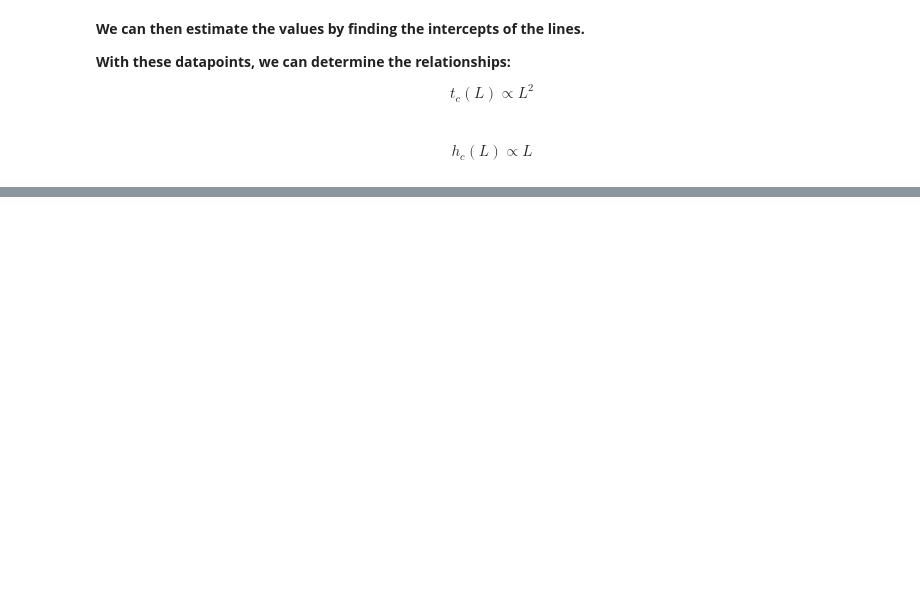
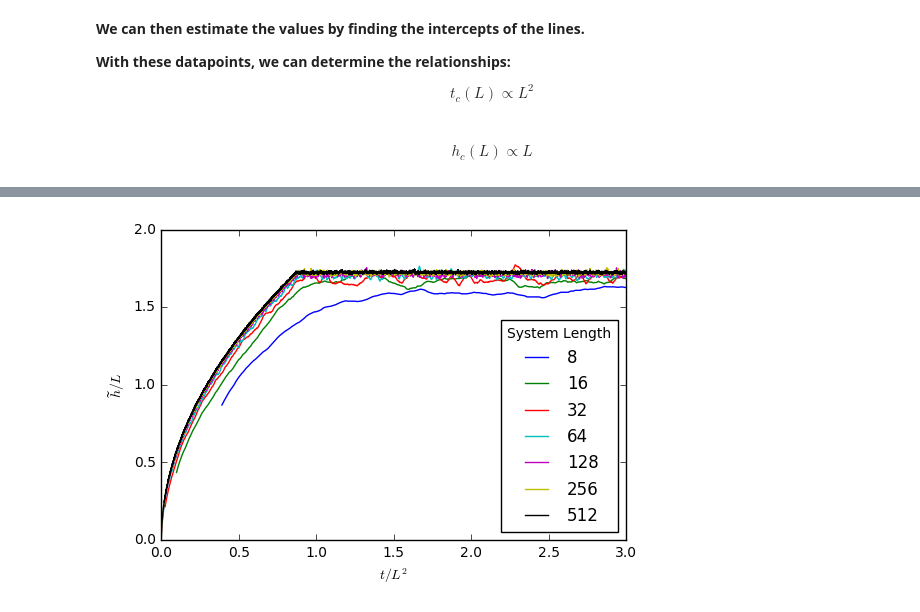
Before and after one commit to zackeymon/Oslo-Model, a Jupyter notebook: Oslo Model.ipynb, the cells around one changed output, grey strips where cells are left out. Cells and saved outputs as stored; diff of their text form; code cells hidden in the pictures; blank space fills up the shorter version.

```diff
--- a/Oslo Model.ipynb
+++ b/Oslo Model.ipynb
@@ -198,0 +224,13 @@ $$h_c(L) \propto L$$
+# %%
+for length, pile_dict in data_dict.items():
+    smooth_collapsed_heights = analysis.np_moving_average(pile_dict['heights'], temporal_window) / length
+    collapsed_time = np.arange(start_time, len(smooth_collapsed_heights) + start_time) / length**2
+    plt.plot(collapsed_time, smooth_collapsed_heights, label=length)
+
+plt.xlim(0, 3)
+plt.xlabel("$t/L^2$")
+plt.ylabel("$\widetilde h/L$")
+plt.legend(loc=0, title="System Length")
+plt.show()
+# %% [output]
+[figure, added]
```
Also changed, not shown: parts of 46 cells of this notebook, 3 other files.
